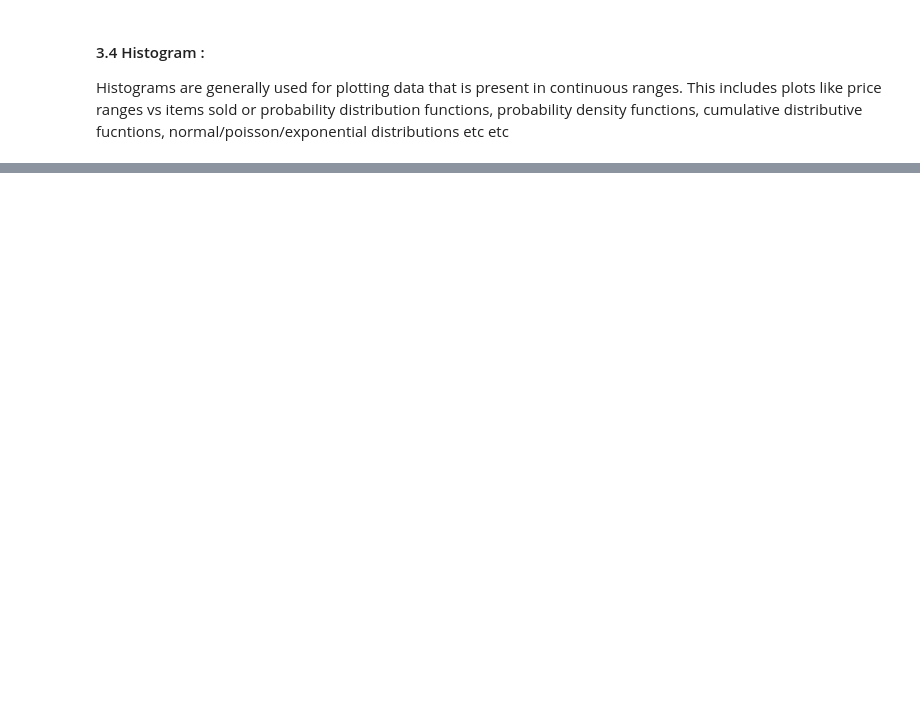
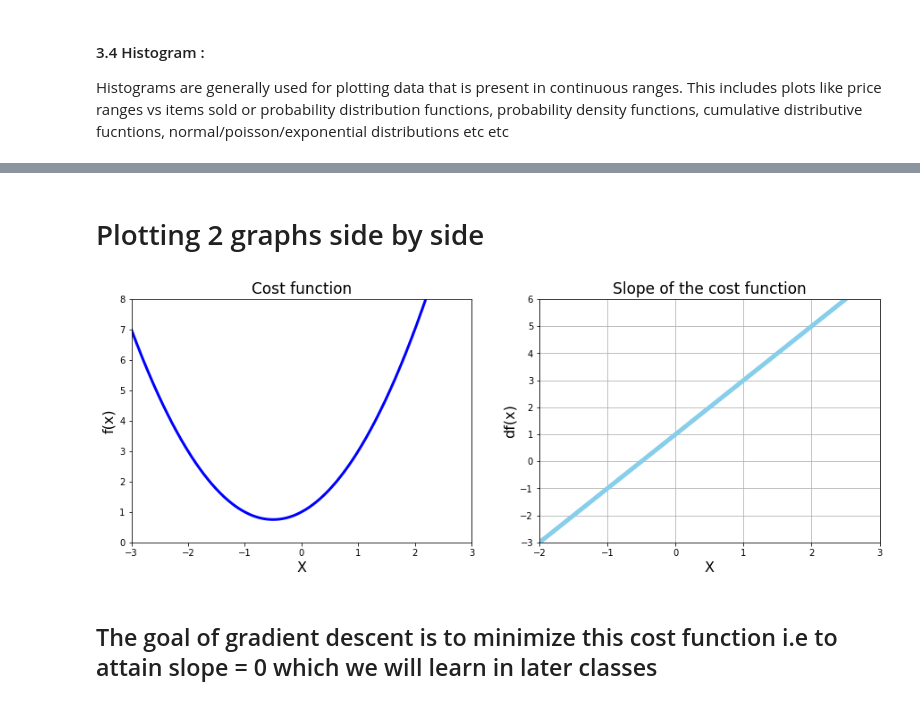
Before and after one commit to Prathamesh247/APSIT-AIML, a Jupyter notebook: Session 1/Matplotlib.ipynb, the cells around one changed output, grey strips where cells are left out. Cells and saved outputs as stored; diff of their text form; code cells hidden in the pictures; blank space fills up the shorter version.

```diff
--- a/Session 1/Matplotlib.ipynb
+++ b/Session 1/Matplotlib.ipynb
@@ -201,0 +219,48 @@ ax.hist(x)
+# %%
+#cost functiom
+
+def f(x):
+    return x**2 + x + 1
+# %%
+#derivative of cost function
+
+def df(x):
+    return 2*x + 1
+# %%
+x_1 = np.linspace(start=-3, stop=3, num=500)
+# %% [markdown]
+# Plotting 2 graphs side by side
+# %%
+# Plot function and derivative side by side
+
+plt.figure(figsize=[15, 5])
+
+# 1 Chart: Cost function
+plt.subplot(1, 2, 1)
+
+plt.xlim(-3, 3)
+plt.ylim(0, 8)
+
+plt.title('Cost function', fontsize=17)
+plt.xlabel('X', fontsize=16)
+plt.ylabel('f(x)', fontsize=16)
+
+plt.plot(x_1, f(x_1), color='blue', linewidth=3)
+
+# 2 Chart: Derivative
+plt.subplot(1, 2, 2)
+
+plt.title('Slope of the cost function', fontsize=17)
+plt.xlabel('X', fontsize=16)
+plt.ylabel('df(x)', fontsize=16)
+plt.grid()
+plt.xlim(-2, 3)
+plt.ylim(-3, 6)
+
+plt.plot(x_1, df(x_1), color='skyblue', linewidth=5)
+
+plt.show()
+# %% [output]
+[figure, added]
+# %% [markdown]
+## The goal of gradient descent is to minimize this cost function i.e to attain slope = 0 which we will learn in later classes
```
Also changed, not shown: parts of 22 cells of this notebook.
